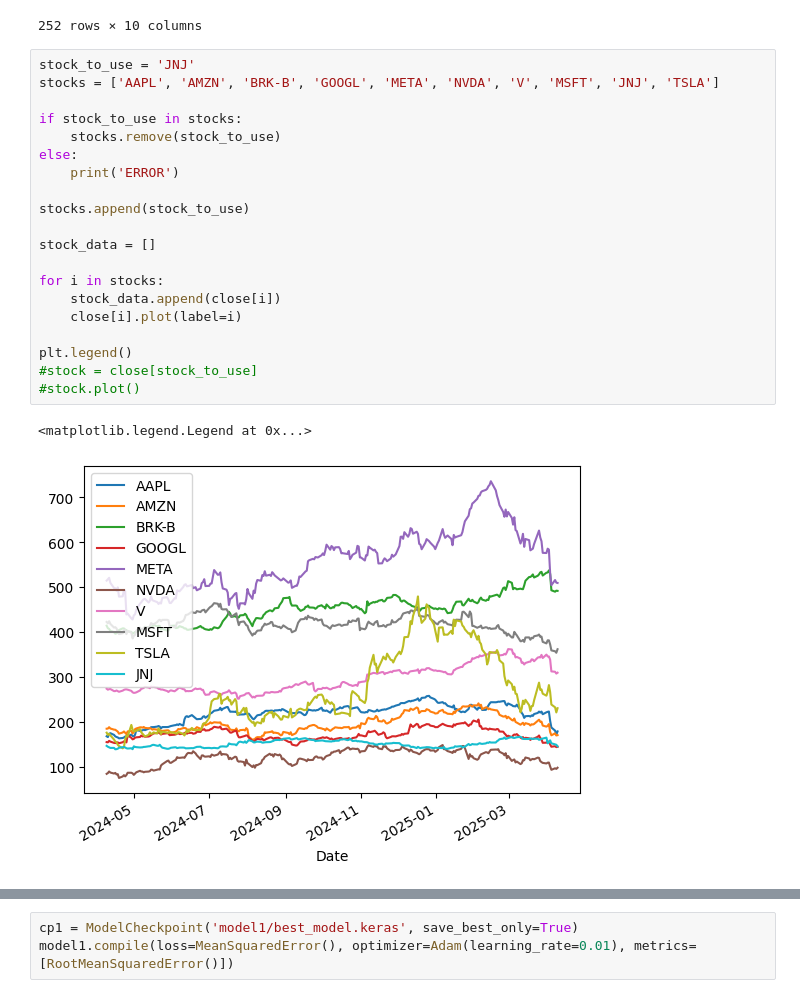
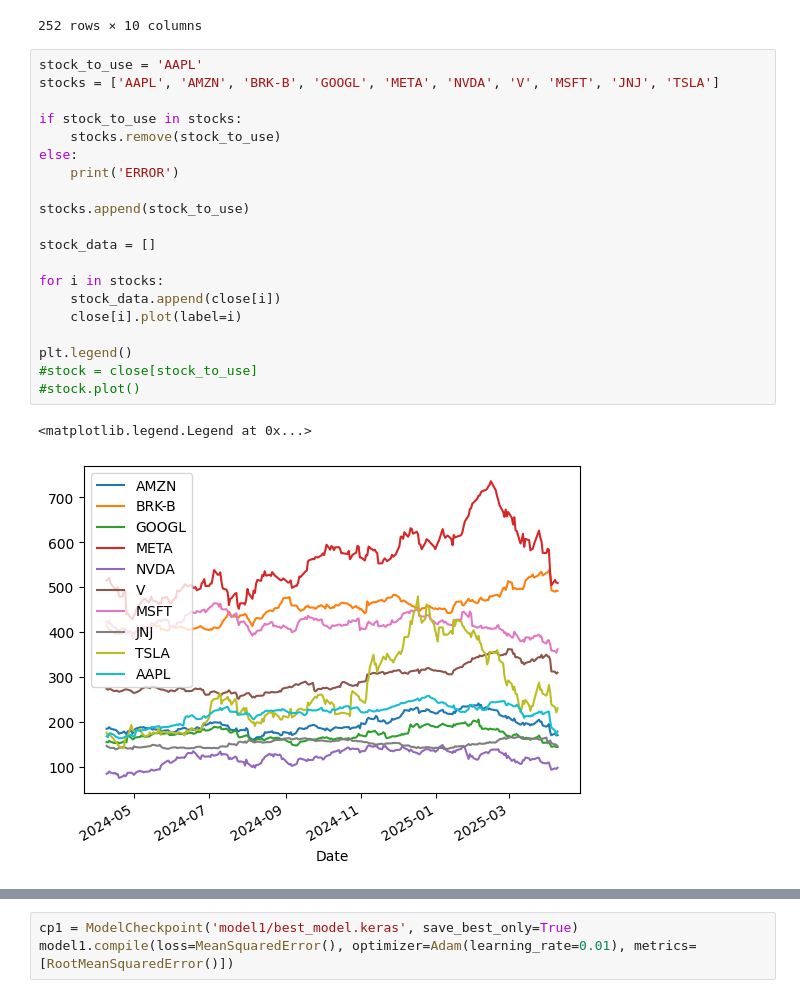
Before and after one commit to numisrm/Price_and_volatility_predicitons, a Jupyter notebook: Close_Data.ipynb, the cells around one changed output, grey strips where cells are left out. Saved outputs shown, nothing was run; the diff lists cells and outputs as text.

```diff
--- a/Close_Data.ipynb
+++ b/Close_Data.ipynb
@@ -33,28 +33,28 @@ close
 | 2025-04-09 | 179.690002 | 171.300003 | 492.195007 | 145.250000 | 146.439896 | 509.790009 | 362.420013 | 98.900002 | 231.270004 | 310.200012 |
 252 rows × 10 columns
 # %%
-stock_to_use = 'JNJ'
+stock_to_use = 'AAPL'
 stocks = ['AAPL', 'AMZN', 'BRK-B', 'GOOGL', 'META', 'NVDA', 'V', 'MSFT', 'JNJ', 'TSLA']
 
 if stock_to_use in stocks:
     stocks.remove(stock_to_use)
 else:
     print('ERROR')
 
 stocks.append(stock_to_use)
 
 stock_data = []
 
 for i in stocks:
     stock_data.append(close[i])
     close[i].plot(label=i)
 
 plt.legend()
 #stock = close[stock_to_use]
 #stock.plot()
 # %% [output]
 <matplotlib.legend.Legend at 0x...>
-[figure, old version]
+[figure, new version]
 # %%
 def df_to_X_y(df, window_size):
   df_as_np = df.to_numpy()
```
Also changed, not shown: parts of 11 cells of this notebook, 2 other files.
